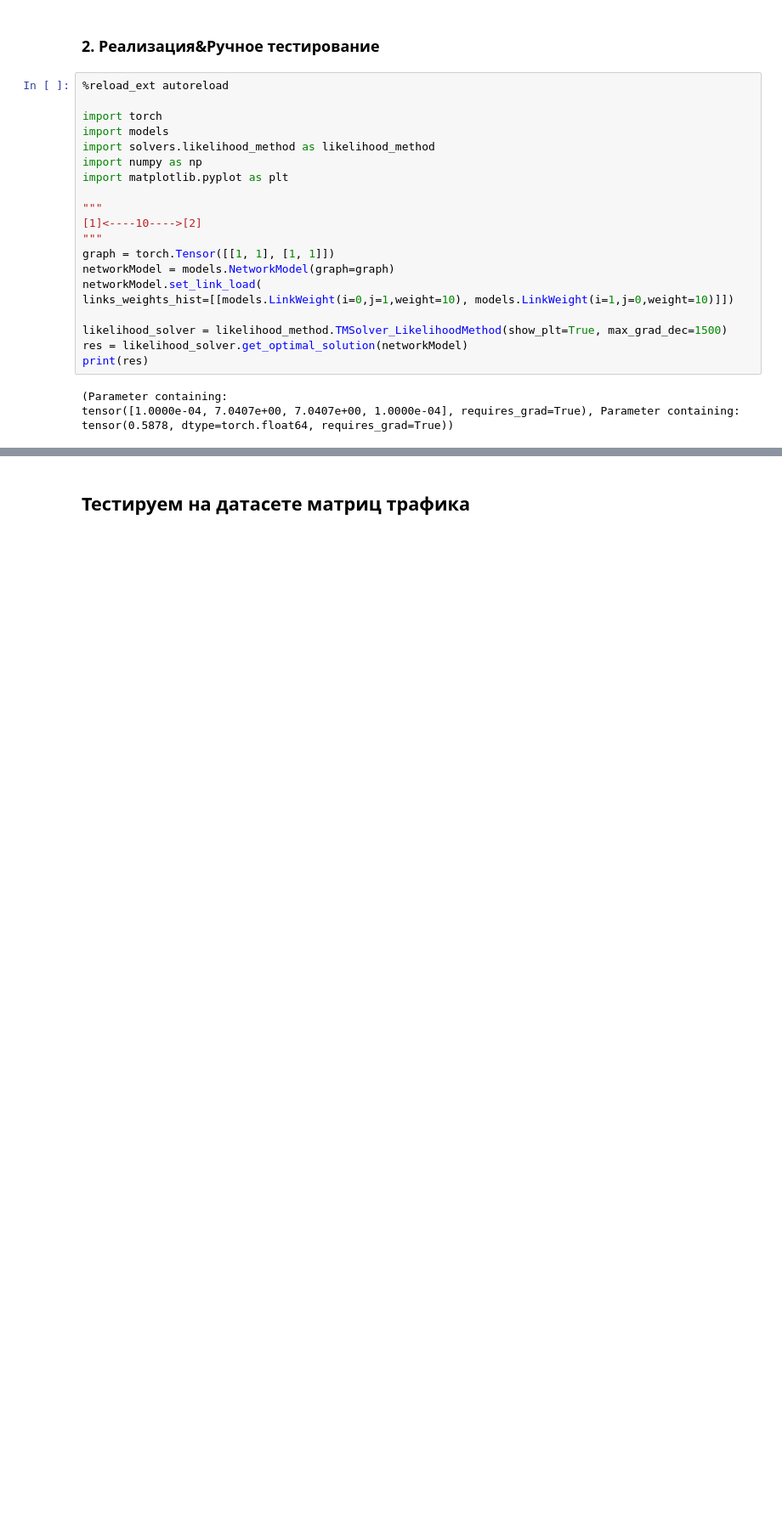
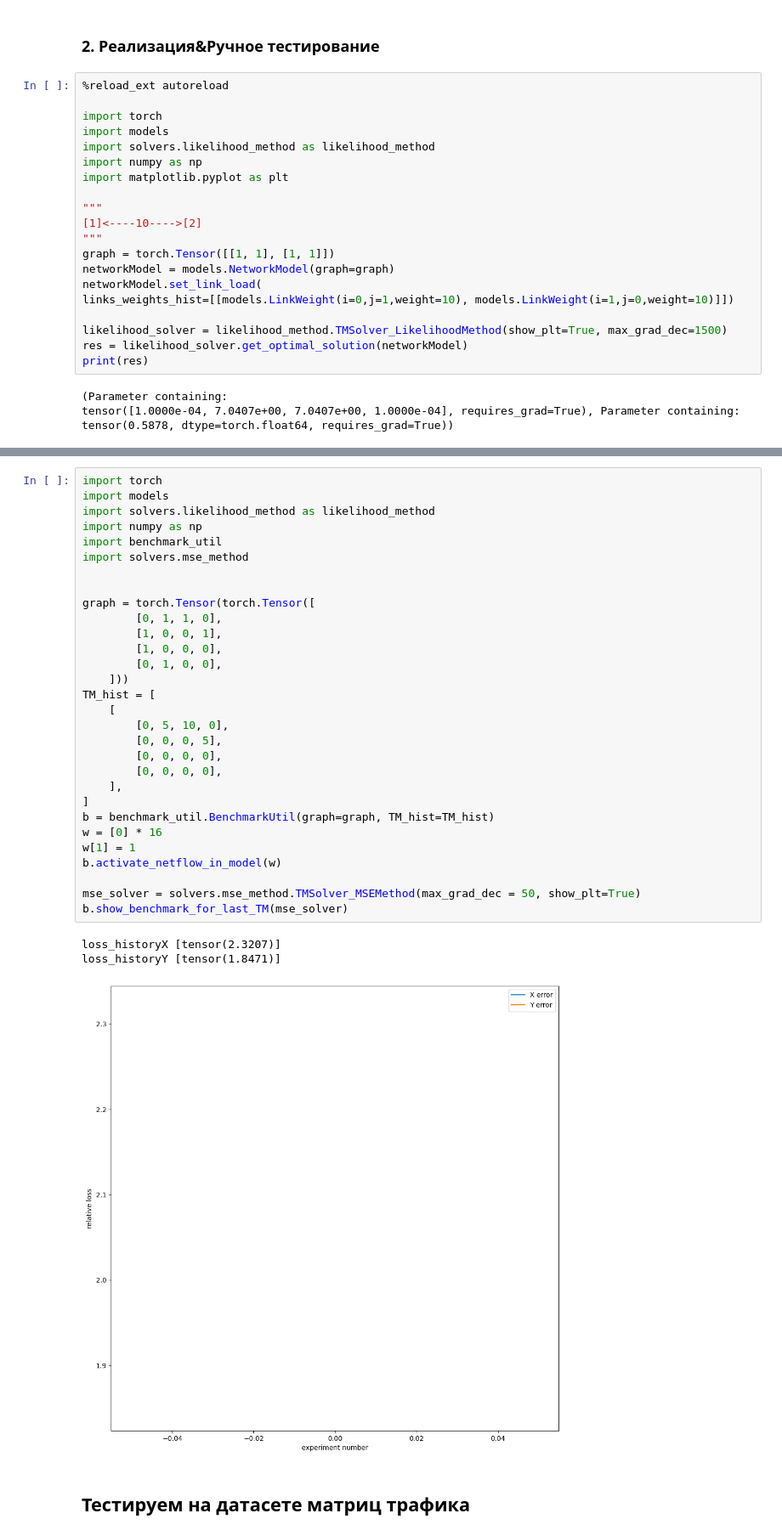
Before and after one commit to kichyr/tm_estimation, a Jupyter notebook: training_models.ipynb, the cells around one changed output, grey strips where cells are left out. Shown at 85% size. Saved outputs shown, nothing was run; the diff lists cells and outputs as text; blank space fills up the shorter version.

```diff
--- a/training_models.ipynb
+++ b/training_models.ipynb
@@ -91,2 +89,36 @@ tensor(0.5878, dtype=torch.float64, requires_grad=True))
+# %%
+import torch
+import models
+import solvers.likelihood_method as likelihood_method
+import numpy as np
+import benchmark_util
+import solvers.mse_method
+
+
+graph = torch.Tensor(torch.Tensor([
+        [0, 1, 1, 0],
+        [1, 0, 0, 1],
+        [1, 0, 0, 0],
+        [0, 1, 0, 0],
+    ]))
+TM_hist = [
+    [
+        [0, 5, 10, 0],
+        [0, 0, 0, 5],
+        [0, 0, 0, 0],
+        [0, 0, 0, 0],
+    ],
+]
+b = benchmark_util.BenchmarkUtil(graph=graph, TM_hist=TM_hist)
+w = [0] * 16
+w[1] = 1
+b.activate_netflow_in_model(w)
+
+mse_solver = solvers.mse_method.TMSolver_MSEMethod(max_grad_dec = 50, show_plt=True)
+b.show_benchmark_for_last_TM(mse_solver)
+# %% [output]
+loss_historyX [tensor(2.3207)]
+loss_historyY [tensor(1.8471)]
+[figure, added]
 # %% [markdown]
 ## Тестируем на датасете матриц трафика
```
Also changed, not shown: parts of 2 cells of this notebook, 2 other files.
